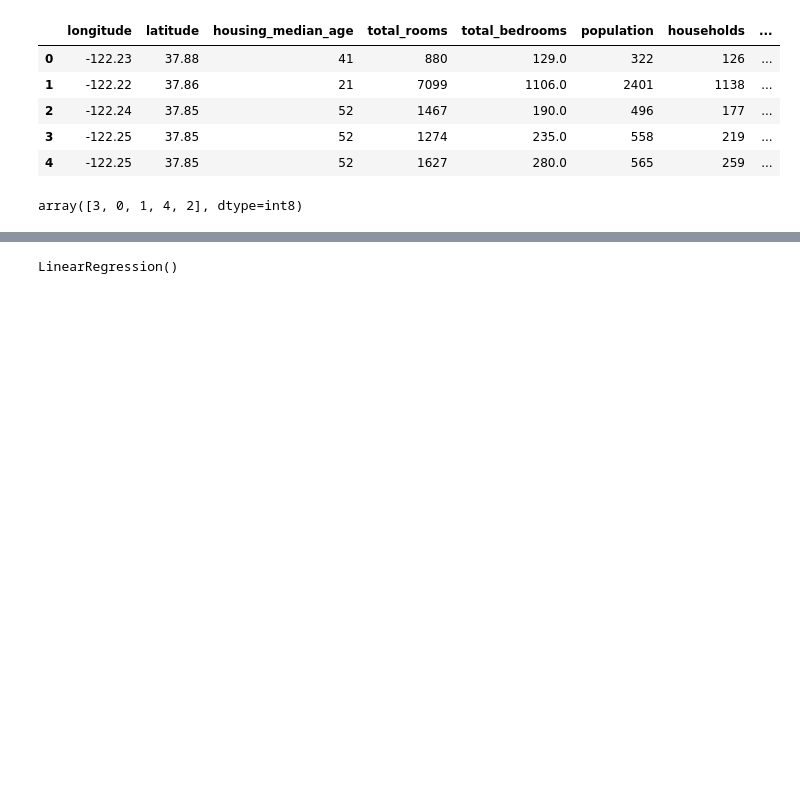
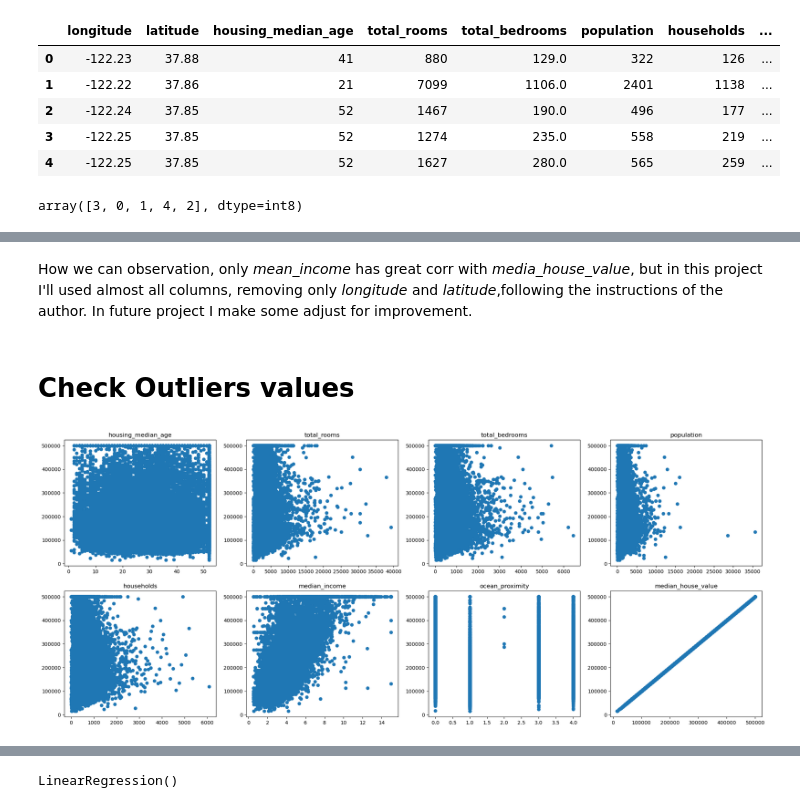
Before and after one commit to djalmarodriguess/Machine_Learning_Curse_SimpliLearn, a Jupyter notebook: Practice Project l.ipynb, the cells around one changed output, grey strips where cells are left out. Cells and saved outputs as stored; diff of their text form; code cells hidden in the pictures; blank space fills up the shorter version.

```diff
--- a/Practice Project l.ipynb
+++ b/Practice Project l.ipynb
@@ -157,0 +156,16 @@ sns.heatmap(df.corr(), annot=True, cmap='coolwarm')
+# %% [markdown]
+How we can observation, only *mean_income* has great corr with *media_house_value*, but in this project I'll used almost all columns, removing only *longitude* and *latitude*,following the instructions of the author. In future project I make some adjust for improvement.
+# %% [markdown]
+# Check Outliers values
+# %%
+# See data distribuition for each columns
+data = df.iloc[:,2:]   # Drop latitude and longitude
+
+# Create a scatter plot for each column
+fig, axs = plt.subplots(ncols=4, nrows=2, figsize=(25, 10))
+axs = axs.flatten()
+for i, col in enumerate(data.columns):
+    axs[i].scatter(data[col], data['median_house_value'])
+    axs[i].set_title(col);
+# %% [output]
+[figure, added]
```
Also changed, not shown: parts of 34 cells of this notebook.
